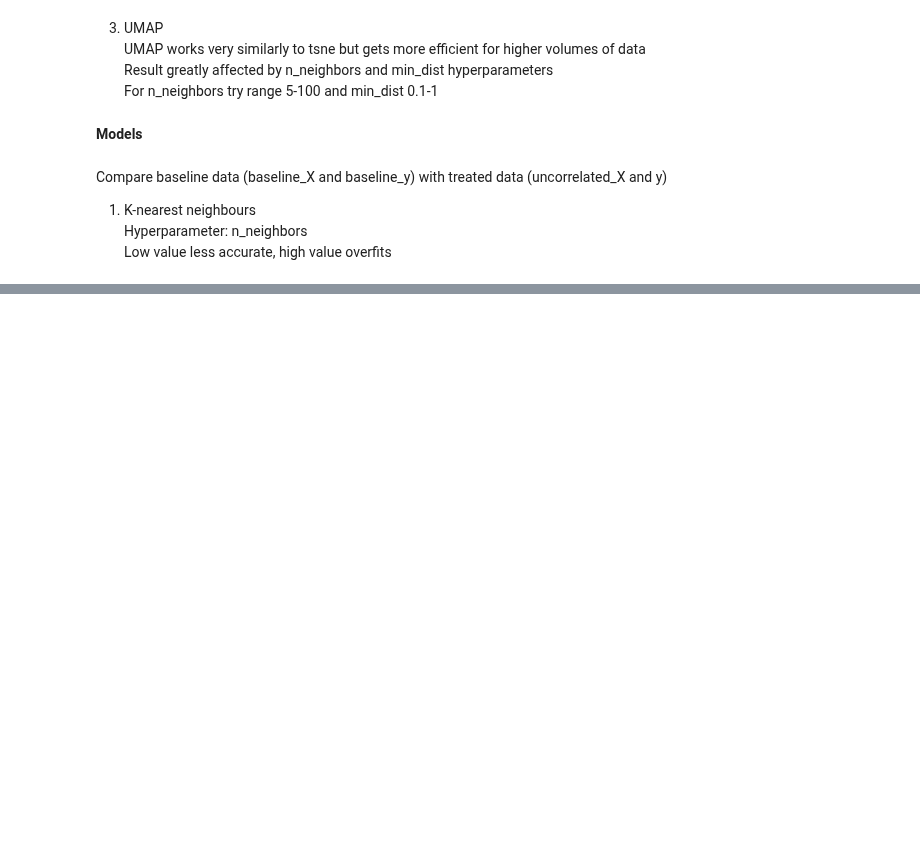
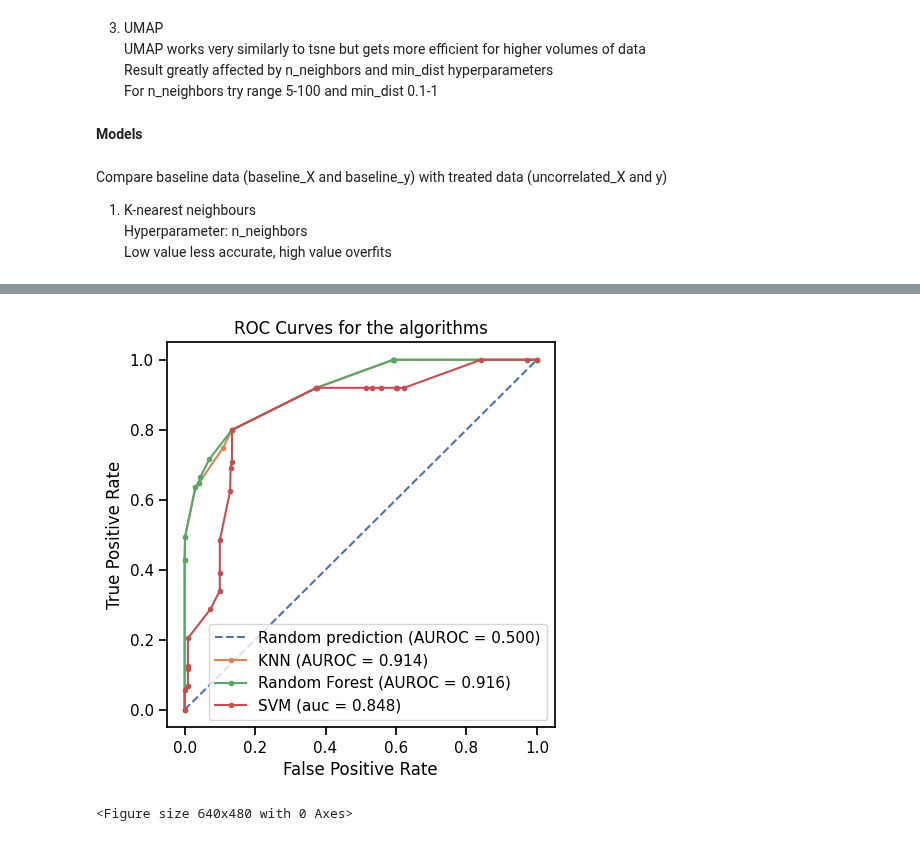
Before and after one commit to williamhenderson02/ML-Coursework-2022, a Jupyter notebook: coursework.ipynb, the cells around one changed output, grey strips where cells are left out. Cells and saved outputs as stored; diff of their text form; code cells hidden in the pictures; blank space fills up the shorter version.

```diff
--- a/coursework.ipynb
+++ b/coursework.ipynb
@@ -1076,0 +1199,44 @@ plt.show()
+# %%
+#prediction probabilities
+r_probs_roc = [0 for _ in range(len(y_test))]
+knn_probs_roc = best_grid_knn.predict_proba(X_test)
+rf_probs_roc = best_grid_rf.predict_proba(X_test)
+svc_probs_roc = best_grid_svc.decision_function(X_test)
+
+#remove negative values
+rf_probs_roc = rf_probs_roc[:, 1]
+knn_probs_roc = knn_probs_roc[:, 1]
+# %%
+
+r_auc = roc_auc_score(y_test, r_probs_roc)
+knn_auc = roc_auc_score(y_test, knn_probs_roc)
+rf_auc = roc_auc_score(y_test, rf_probs_roc)
+svc_auc = roc_auc_score(y_test, svc_probs_roc)
+
+
+r_fpr, r_tpr, _ = roc_curve(y_test, r_probs_roc)
+knn_fpr, knn_tpr, _ = roc_curve(y_test, knn_probs_roc)
+rf_fpr, rf_tpr, _ = roc_curve(y_test, rf_probs_roc)
+svc_fpr, svc_tpr, _ = roc_curve(y_test, svc_probs_roc)
+
+
+plt.figure(figsize=(5, 5), dpi=100)
+
+plt.plot(r_fpr, r_tpr, linestyle='--', label='Random prediction (AUROC = %0.3f)' % r_auc)
+plt.plot(knn_fpr, knn_tpr, marker='.', label='KNN (AUROC = %0.3f)' % knn_auc)
+plt.plot(rf_fpr, rf_tpr, marker='.', label='Random Forest (AUROC = %0.3f)' % rf_auc)
+plt.plot(svc_fpr, svc_tpr, marker='.', label='SVM (auc = %0.3f)' % svc_auc)
+
+plt.title("ROC Curves for the algorithms")
+
+plt.xlabel('False Positive Rate')
+plt.ylabel('True Positive Rate')
+
+plt.legend()
+
+plt.show()
+
+plt.savefig("Images/ROC/ROC Curves")
+# %% [output]
+[figure, added]
+<Figure size 640x480 with 0 Axes>
```
Also changed, not shown: parts of 9 cells of this notebook, 1 other file.
